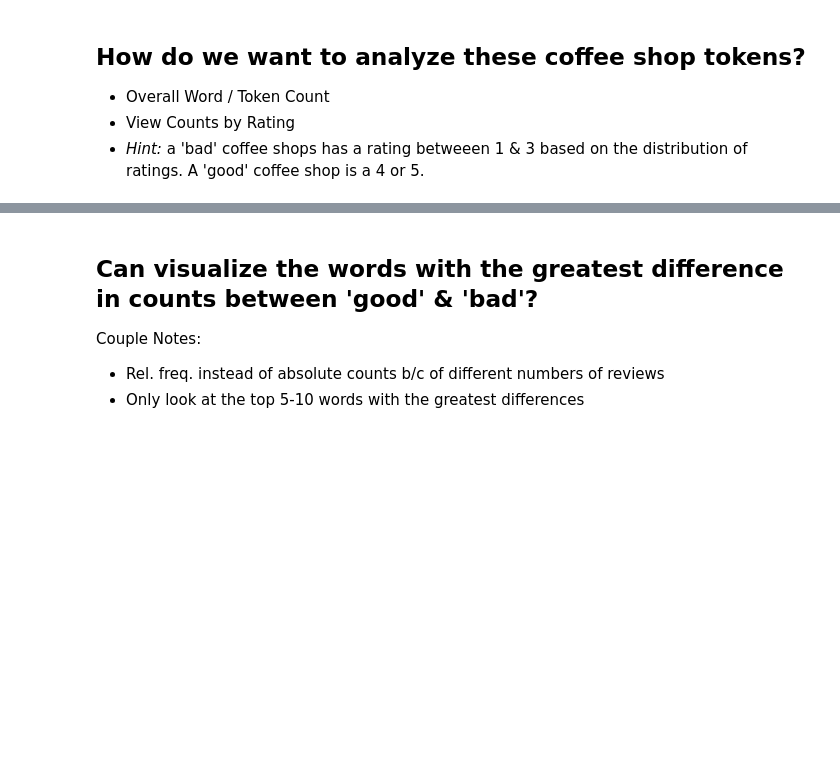
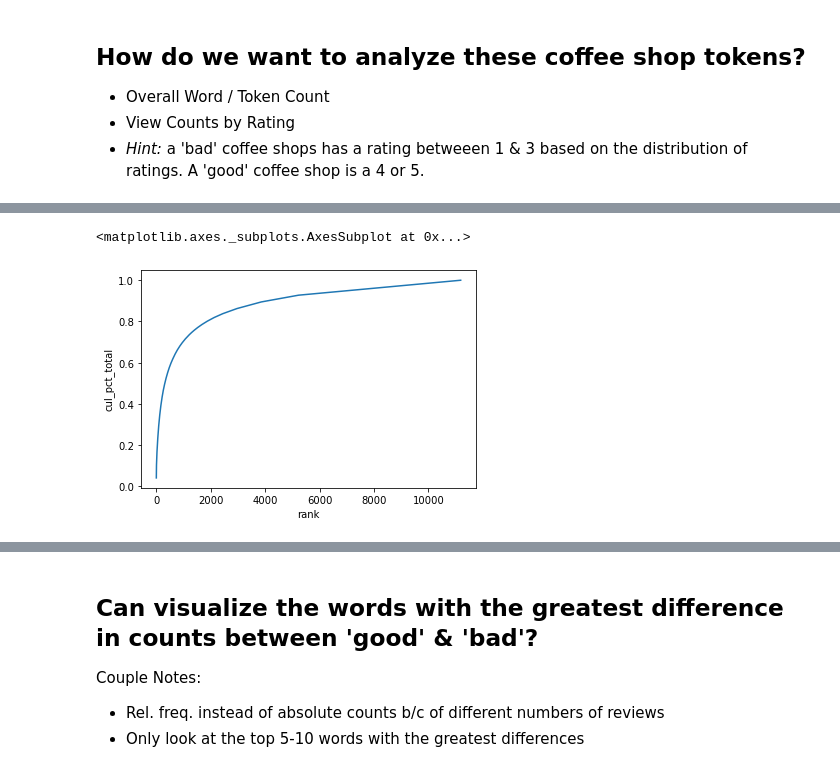
Before and after one commit to JoshuaPMallory/DS-Unit-4-Sprint-1-NLP, a Jupyter notebook: module1-text-data/D1_Text Data_Assignment.ipynb, the cells around one changed output, grey strips where cells are left out. Drawn from its saved outputs; the diff is of its cells as text; code cells hidden in the pictures; blank space fills up the shorter version.

```diff
--- a/module1-text-data/D1_Text Data_Assignment.ipynb
+++ b/module1-text-data/D1_Text Data_Assignment.ipynb
@@ -91,0 +247,5 @@ import re
+# %%
+line_plot(bdf)
+# %% [output]
+<matplotlib.axes._subplots.AxesSubplot at 0x...>
+[figure, added]
```
Also changed, not shown: parts of 27 cells of this notebook.
